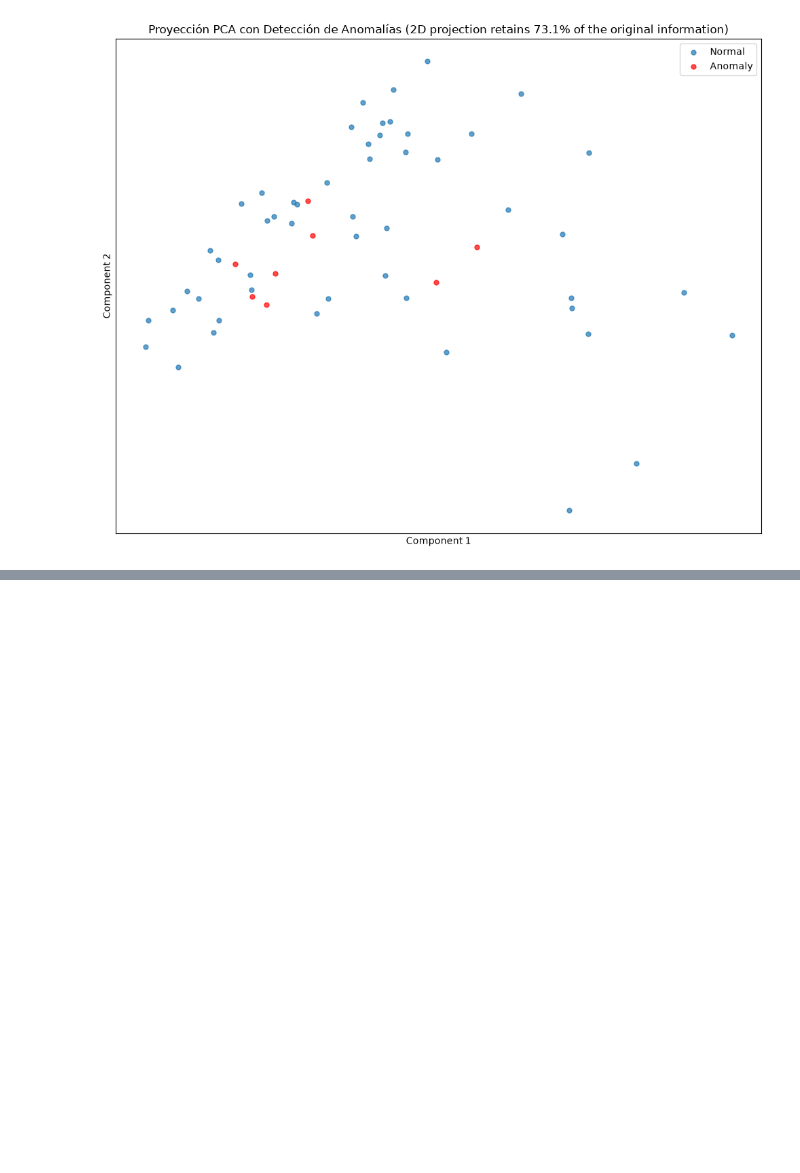
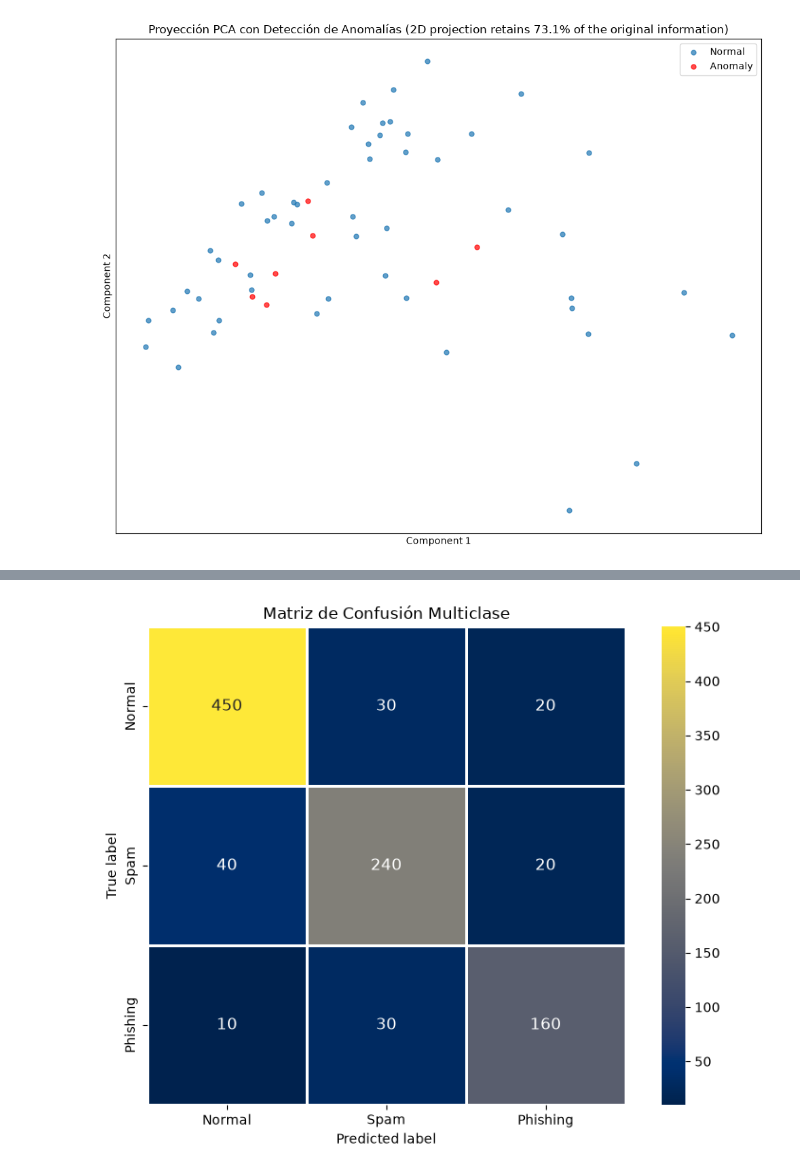
Before and after one commit to juanjosggarcia/ds-utils, a Jupyter notebook: notebook_samples/eda/plot_utilities_demo.ipynb, the cells around one changed output, grey strips where cells are left out. Saved outputs shown, nothing was run; the diff lists cells and outputs as text; code cells hidden in the pictures; blank space fills up the shorter version.

```diff
--- a/notebook_samples/eda/plot_utilities_demo.ipynb
+++ b/notebook_samples/eda/plot_utilities_demo.ipynb
@@ -393,0 +453,17 @@ except ImportError as exc:
+# %%
+cm = [
+    [450,  30,  20],
+    [ 40, 240,  20],
+    [ 10,  30, 160]
+]
+
+
+plot_confusion_matrix(
+    cm,
+    labels=["Normal", "Spam", "Phishing"],
+    title="Matriz de Confusión Multiclase",
+    cmap="cividis",
+    figsize=(8, 6)
+)
+# %% [output]
+[figure, added]
```
Also changed, not shown: parts of 5 cells of this notebook, 17 other files.
